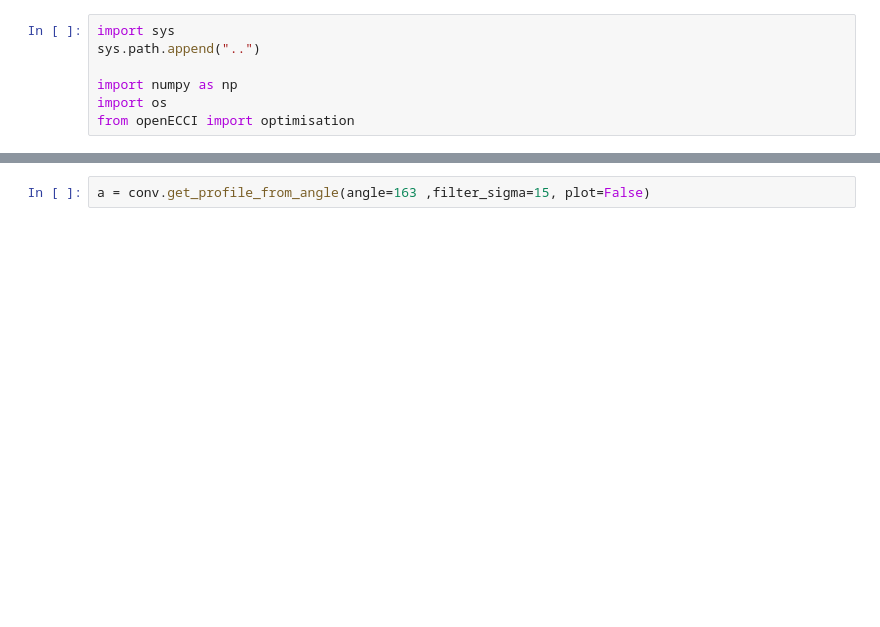
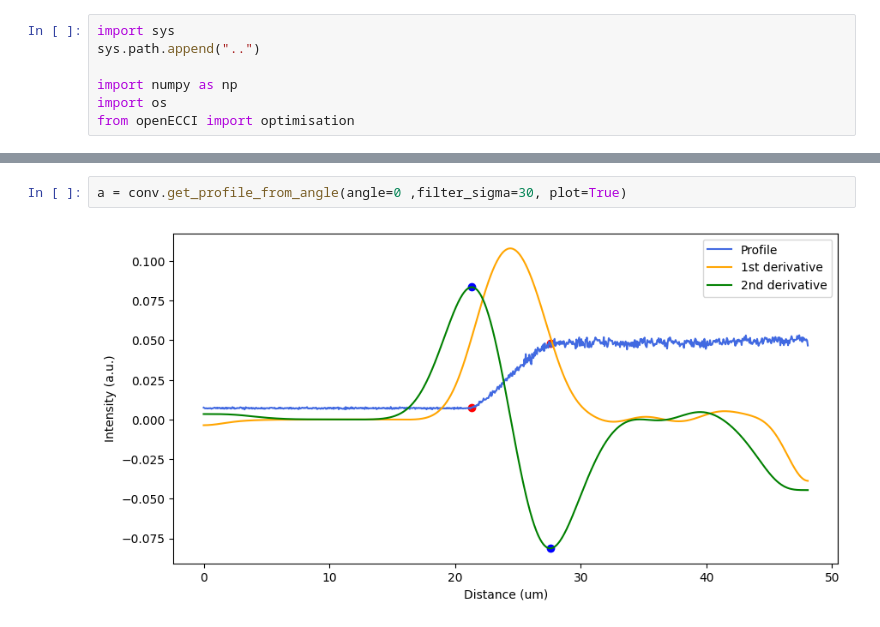
Before and after one commit to IMBalENce/openECCI, a Jupyter notebook: tutorials/05_ebeam_conv_angle_measurement.ipynb, the cells around one changed output, grey strips where cells are left out. Cells and saved outputs as stored; diff of their text form; blank space fills up the shorter version.

```diff
--- a/tutorials/05_ebeam_conv_angle_measurement.ipynb
+++ b/tutorials/05_ebeam_conv_angle_measurement.ipynb
@@ -17,3 +19,5 @@ centroid = conv.find_centroid(threshold=20000, plot=False)
 # %%
-a = conv.get_profile_from_angle(angle=163 ,filter_sigma=15, plot=False)
+a = conv.get_profile_from_angle(angle=0 ,filter_sigma=30, plot=True)
+# %% [output]
+[figure, added]
 # %%
```
Also changed, not shown: parts of 3 cells of this notebook, 7 other files.
